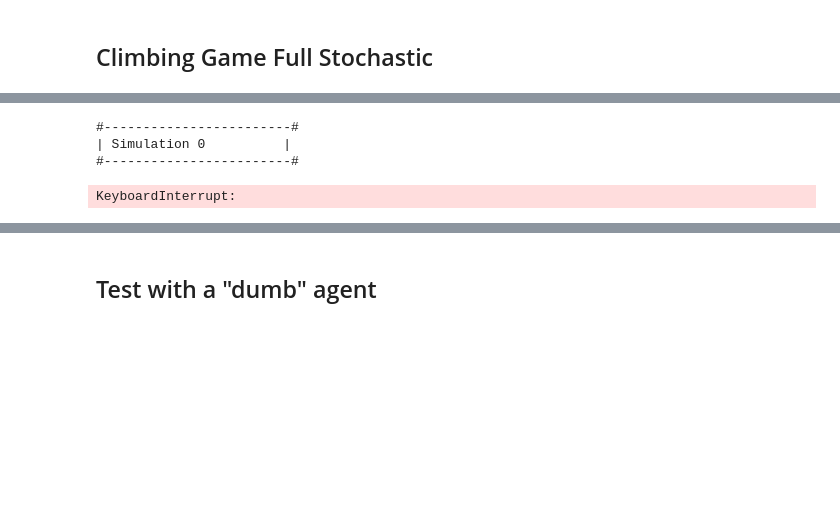
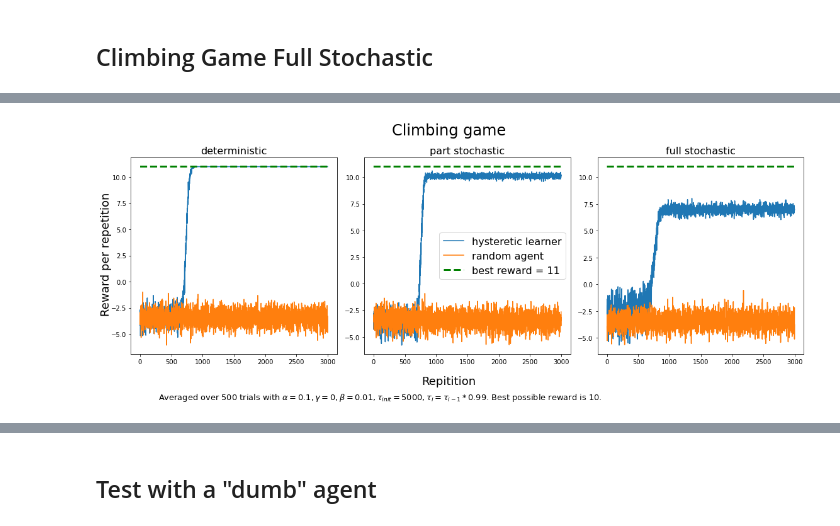
Before and after one commit to lindavin/hysteretic-q-learning, a Jupyter notebook: Climbing game experiments.ipynb, the cells around one changed output, grey strips where cells are left out. Drawn from its saved outputs; the diff is of its cells as text; code cells hidden in the pictures; blank space fills up the shorter version.

```diff
--- a/Climbing game experiments.ipynb
+++ b/Climbing game experiments.ipynb
@@ -197,37 +202,0 @@ Text(0, 0.5, 'Average reward')
-# %%
-import numpy as np
-# Simulate
-## Parameters
-
-exploration_rate = None
-discount_rate = lambda _: 0
-learning_rate = lambda _: 0.1
-decrease_rate = lambda _: 0.01
-
-task = ClimbingGame()
-
-random_agents = (RandomAgent(task), RandomAgent(task))
-
-num_games = 1263
-num_simulations = 500
-random_rewards = np.zeros((num_simulations, num_games))
-
-for i in range(num_simulations):
-    print("#------------------------#")
-    print("| Simulation {}          |".format(i))
-    print("#------------------------#")
-
-    T = 5000
-    t = 0
-    # while(t < 7500):
-    while(t < num_games):
-        t, T = simulate_task(random_agents, task, t)
-        random_rewards[i][t - 1] = random_agents[0].accumulated_reward
-        random_agents[0].accumulated_reward = 0
-#         print("timestep: {}; system temp: {}".format(t, T))
-#         print("#--------------------------------------------#")
-# %% [output]
-#------------------------#
-| Simulation 0          |
-#------------------------#
-KeyboardInterrupt:
@@ -234,2 +235,37 @@ KeyboardInterrupt:
+# %%
+# fig = plt.figure(figsize=(16,6))
+keys = ['deterministic', 'part stochastic', 'full stochastic']
+fig, axs = plt.subplots(1, 3, figsize=(16, 6) )
+
+for j in range(len(keys)):
+    key = keys[j]
+    ax = axs[j]
+
+    x = np.array(range(3000))
+    # for data in rewards[key]["k=0"]:
+    # # data = rewards["deterministic"]["k=0"]
+    #     plt.plot(x, data, alpha=0.1, color='orange')
+    ax.plot(x, np.mean(rewards[key], axis=0), label='hysteretic learner')
+    ax.plot(range(3000), np.average(random_rewards[key], axis=0), label='random agent')
+    ax.plot(range(3000), np.repeat(11, 3000), '--', lw=3, label='best reward = 11', color='green')
+    ax.set_title(key, fontsize=16)
+
+    if(j == 1):
+        ax.legend(fontsize=16, loc='best')
+
+    # plt.plot(range(5000), np.repeat(7.62, 5000), '--', lw=3, label='line', color='green')
+
+fig.suptitle('Climbing game', fontsize=24)
+fig.supxlabel('Repitition', fontsize=18)
+fig.supylabel('Reward per repetition', fontsize=18)
+parameters_text = r'$\alpha = 0.1,\gamma=0, \beta=0.01, \tau_{init}=5000, \tau_i = \tau_{i-1} * 0.99$'
+
+plt.figtext(0.1, -0.035,s="Averaged over 500 trials with {}. Best possible reward is 10.".format(parameters_text), fontsize=13)
+
+fig.tight_layout()
+
+# plt.ylim(-30, 12)
+# %% [output]
+[figure, added]
 # %%
 fig = plt.figure(figsize=(16,4))
```
Also changed, not shown: parts of 14 cells of this notebook, 3 other files.
